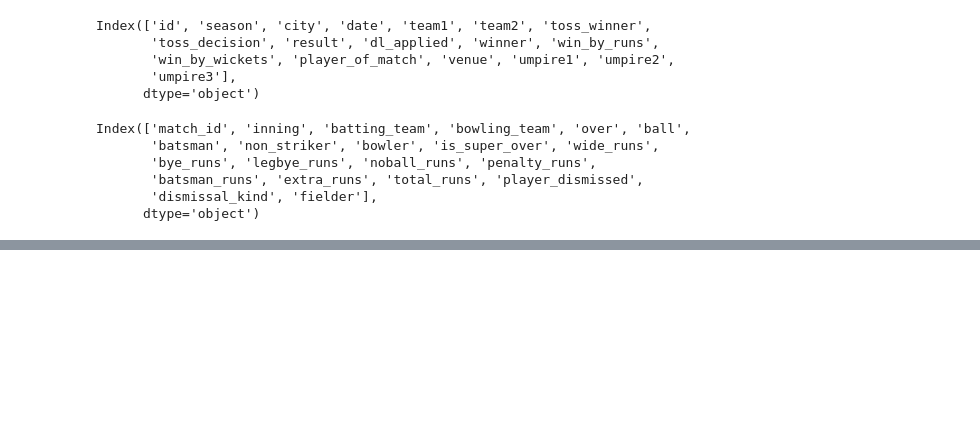
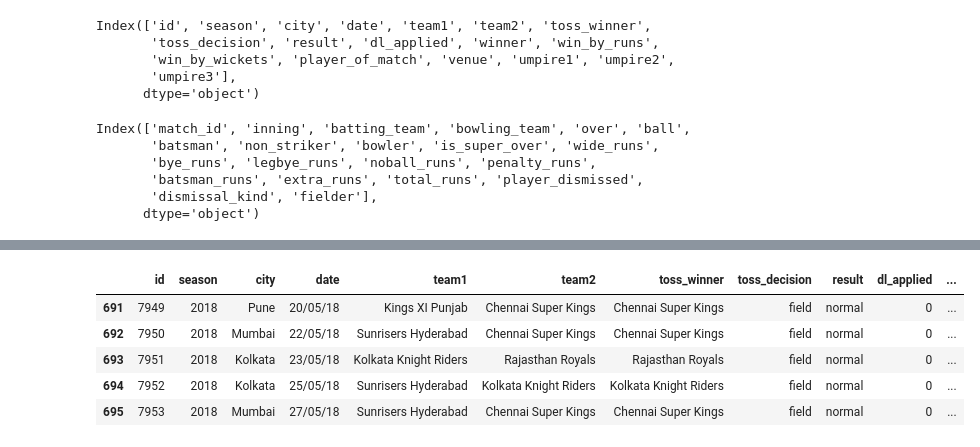
Before and after one commit to idhariharan/Hari-Iyer-INSAID-GCDAI-, a Jupyter notebook: hariiyermarch2k19cohortterm1projectipl.ipynb, the cells around one changed output, grey strips where cells are left out. Drawn from its saved outputs; the diff is of its cells as text; code cells hidden in the pictures; blank space fills up the shorter version.

```diff
--- a/hariiyermarch2k19cohortterm1projectipl.ipynb
+++ b/hariiyermarch2k19cohortterm1projectipl.ipynb
@@ -175,0 +191,9 @@ Index(['match_id', 'inning', 'batting_team', 'bowling_team', 'over', 'ball',
+# %%
+matches_data.tail()
+# %% [output]
+|  | id | season | city | date | team1 | team2 | toss_winner | toss_decision | result | dl_applied | ... |
+| 691 | 7949 | 2018 | Pune | 20/05/18 | Kings XI Punjab | Chennai Super Kings | Chennai Super Kings | field | normal | 0 | ... |
+| 692 | 7950 | 2018 | Mumbai | 22/05/18 | Sunrisers Hyderabad | Chennai Super Kings | Chennai Super Kings | field | normal | 0 | ... |
+| 693 | 7951 | 2018 | Kolkata | 23/05/18 | Kolkata Knight Riders | Rajasthan Royals | Rajasthan Royals | field | normal | 0 | ... |
+| 694 | 7952 | 2018 | Kolkata | 25/05/18 | Sunrisers Hyderabad | Kolkata Knight Riders | Kolkata Knight Riders | field | normal | 0 | ... |
+| 695 | 7953 | 2018 | Mumbai | 27/05/18 | Sunrisers Hyderabad | Chennai Super Kings | Chennai Super Kings | field | normal | 0 | ... |
```
Also changed, not shown: parts of 22 cells of this notebook, 2 other files.
